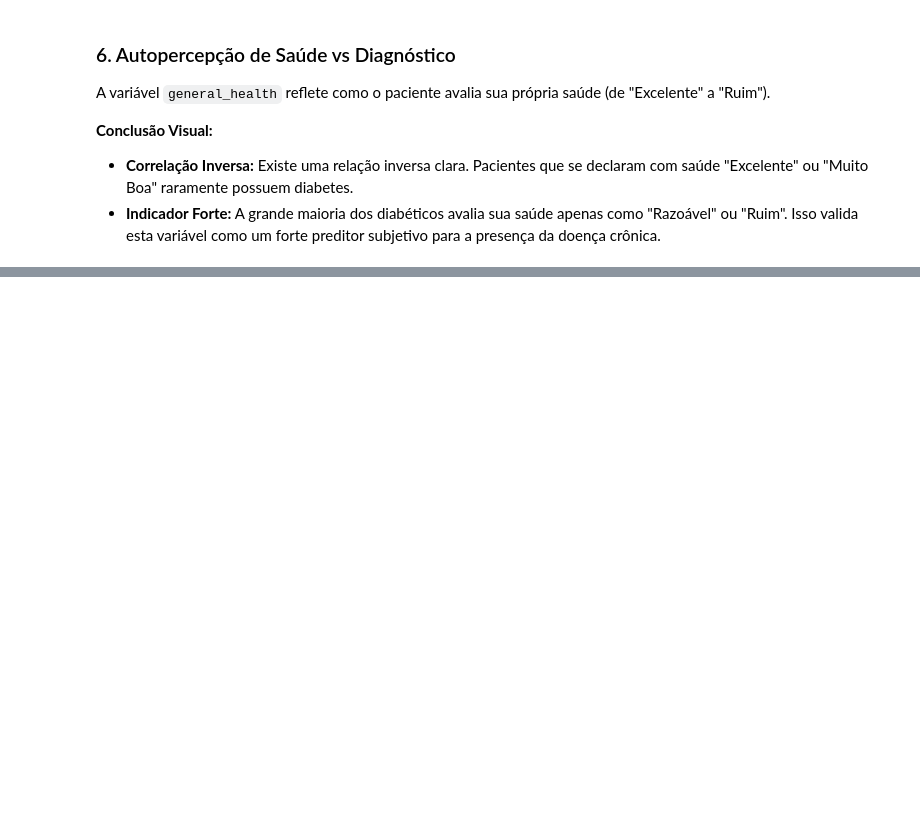
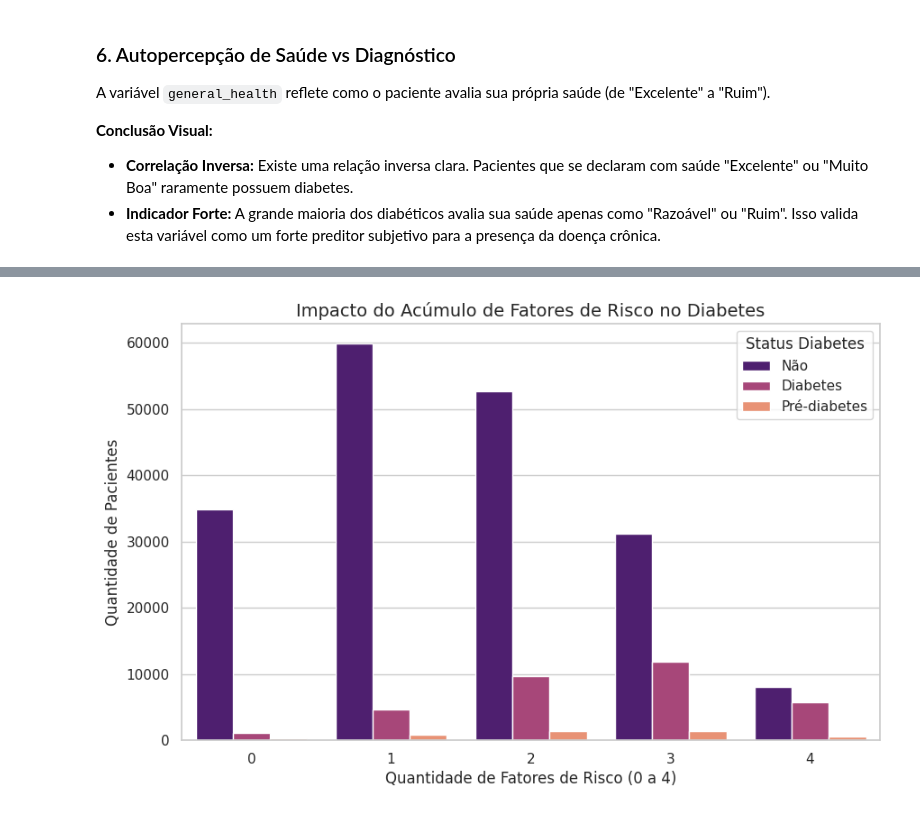
Before and after one commit to TaynaraCris/Diabetes-Health-Indicators-Dataset, a Jupyter notebook: Data Layer/silver/analytics_silver.ipynb, the cells around one changed output, grey strips where cells are left out. Cells and saved outputs as stored; diff of their text form; code cells hidden in the pictures; blank space fills up the shorter version.

```diff
--- a/Data Layer/silver/analytics_silver.ipynb
+++ b/Data Layer/silver/analytics_silver.ipynb
@@ -209,0 +210,18 @@ plt.show()
+# %%
+# CÉLULA: Distribuição de Diabetes por Quantidade de Fatores de Risco
+plt.figure(figsize=(10, 6))
+
+sns.countplot(
+    x='risk_factors_count',
+    hue='diabetes_status',
+    data=df_silver,
+    palette='magma'
+)
+
+plt.title('Impacto do Acúmulo de Fatores de Risco no Diabetes', fontsize=14)
+plt.xlabel('Quantidade de Fatores de Risco (0 a 4)')
+plt.ylabel('Quantidade de Pacientes')
+plt.legend(title='Status Diabetes')
+plt.show()
+# %% [output]
+[figure, added]
```
Also changed, not shown: parts of 15 cells of this notebook.
